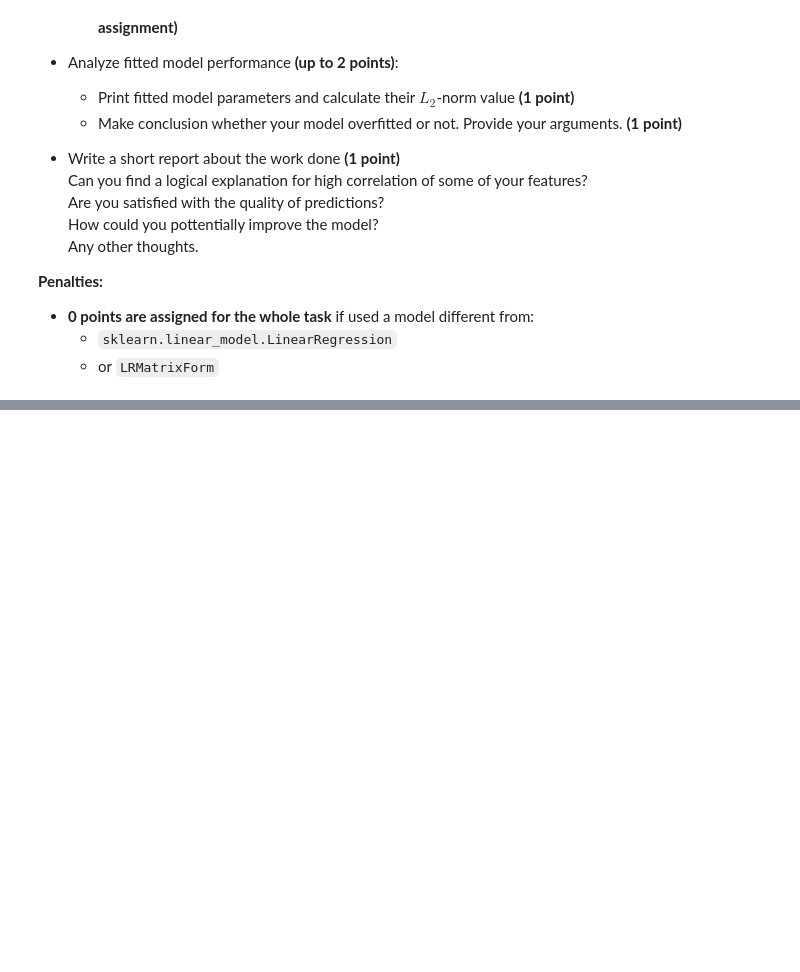
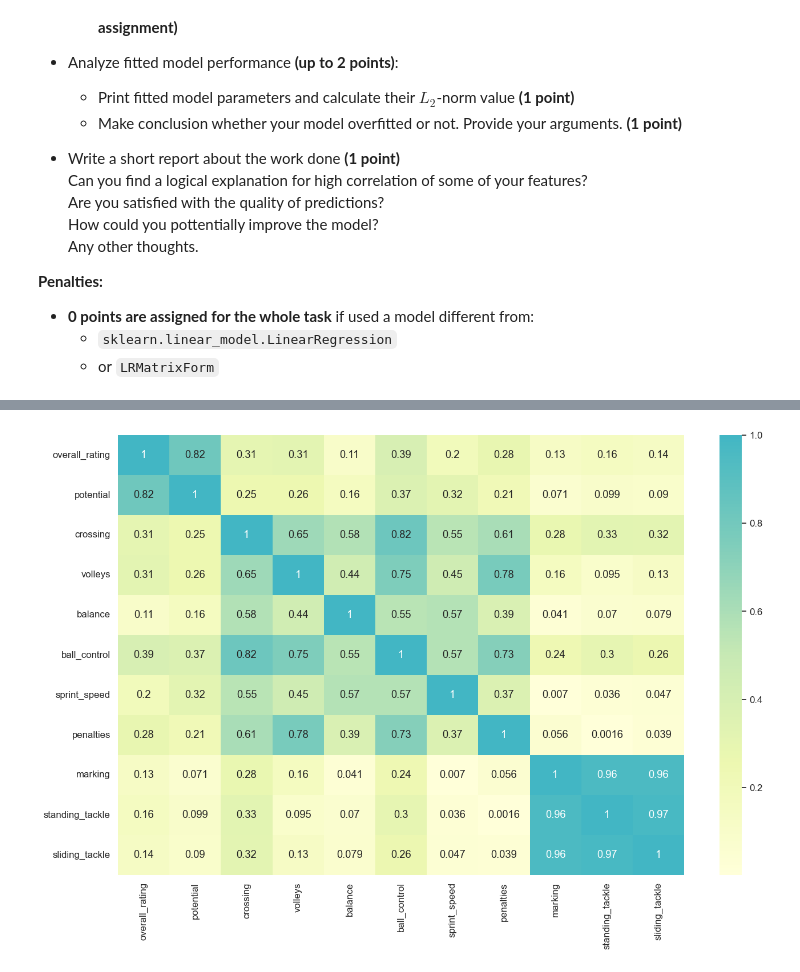
Before and after one commit to kri1mka/ml-intro, a Jupyter notebook: 3_linear_regression/linear_regression.ipynb, the cells around one changed output, grey strips where cells are left out. Saved outputs shown, nothing was run; the diff lists cells and outputs as text; code cells hidden in the pictures; blank space fills up the shorter version.

```diff
--- a/3_linear_regression/linear_regression.ipynb
+++ b/3_linear_regression/linear_regression.ipynb
@@ -1520,0 +1662,10 @@ Steps you need to follow:
+# %%
+features = ['overall_rating', 'potential', 'crossing', 'volleys', 'balance', 'ball_control', 'sprint_speed', 'penalties', 'marking', 'standing_tackle', 'sliding_tackle' ]
+target = 'agility'
+x_train, y_train, x_test, y_test = get_train_test_data(features, target)
+# %%
+correlation_matrix = x_train.iloc[:].corr(method='pearson').abs()
+display(correlation_matrix)
+plt.figure(figsize=(16,10))
+sns.heatmap(data=correlation_matrix, annot=True, cmap='YlGnBu', center=True);
+# %% [output]
@@ -1520,0 +1684 @@ Steps you need to follow:
+[figure, added]
```
Also changed, not shown: parts of 42 cells of this notebook.
